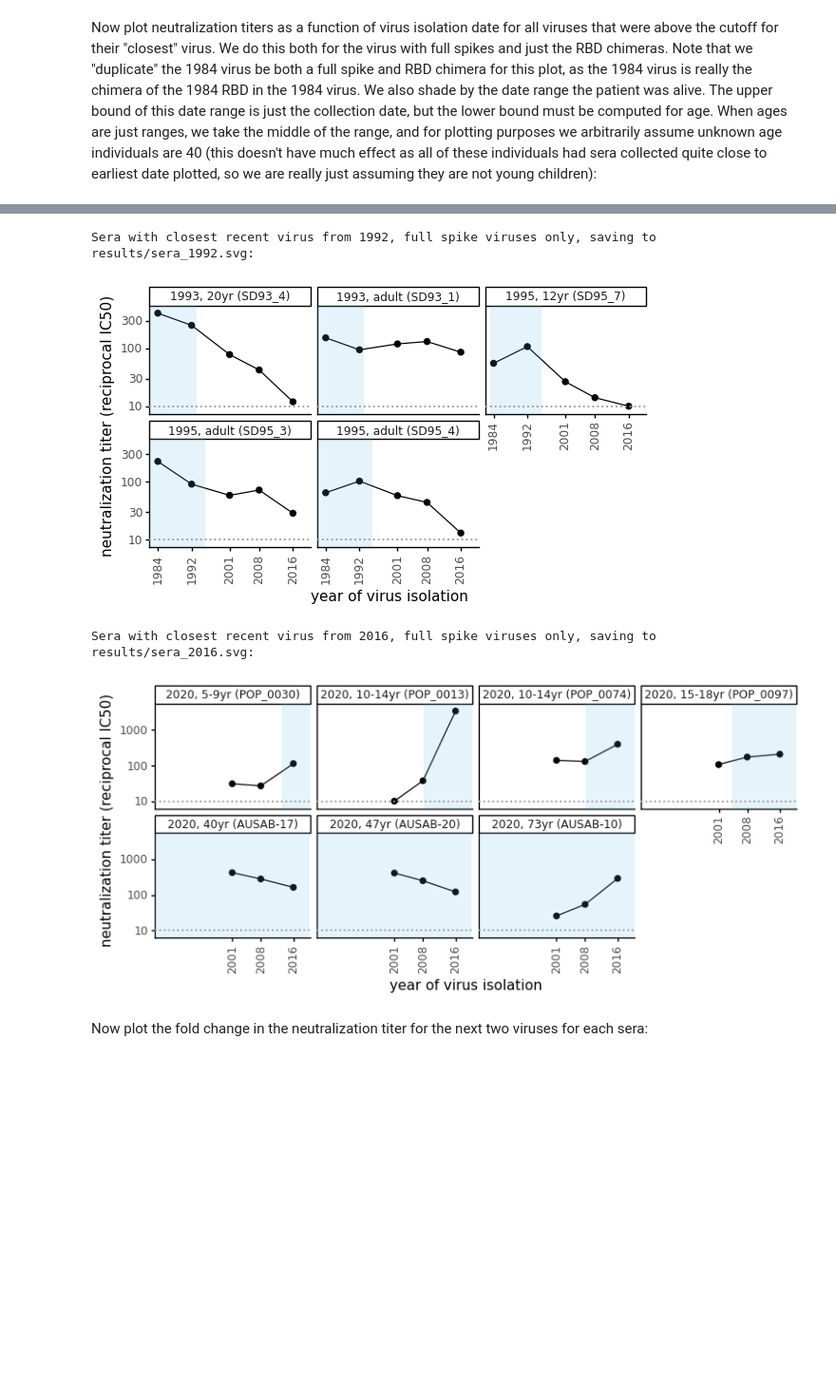
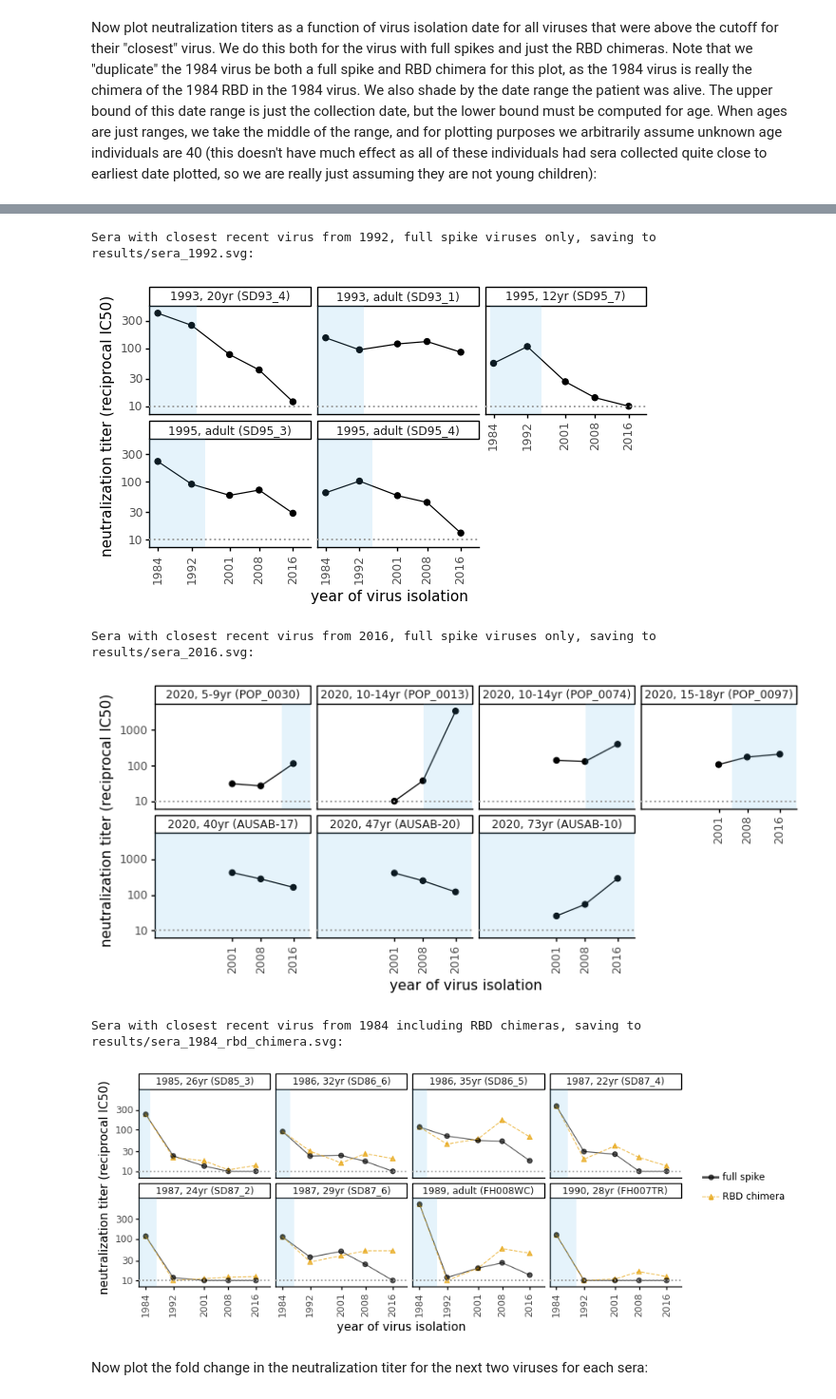
Before and after one commit to jbloomlab/CoV_229E_antigenic_drift, a Jupyter notebook: exptl_data/analyze_neut_data.ipynb, the cells around one changed output, grey strips where cells are left out. Shown at 95% size. Saved outputs shown, nothing was run; the diff lists cells and outputs as text; code cells hidden in the pictures; blank space fills up the shorter version.

Commit message:
make RBD chimera plot

```diff
--- a/exptl_data/analyze_neut_data.ipynb
+++ b/exptl_data/analyze_neut_data.ipynb
@@ -506,33 +506,45 @@ def plot_neut_histories(df, ncol=4, linevar=None):
 print('\nAll sera including RBD chimera viruses:')
 p = plot_neut_histories(neut_history_df, linevar='rbd_chimera_label')
 fig = p.draw()
 display(fig)
 plt.close(fig)
 
 # plots for sera closest to 1984 and 1992 viruses (only full spike viruses)
 for year, ncol in [(1984, 4),
                    (1992, 3),
                    (2016, 4),
                    ]:
     svg = f"results/sera_{year}.svg"
     print(f"\nSera with closest recent virus from {year}, full spike viruses only, saving to {svg}:")
     p = plot_neut_histories(neut_history_df.query('closest_virus_year == @year')
                                            .query('rbd_chimera == False'),
                             ncol=ncol,
                             )
     p.save(svg, verbose=False)
     fig = p.draw()
     display(fig)
     plt.close(fig)
+
+# make plot for RBD chimeras for sera closest to 1984 virus
+svg = 'results/sera_1984_rbd_chimera.svg'
+print(f"\nSera with closest recent virus from 1984 including RBD chimeras, saving to {svg}:")
+p = plot_neut_histories(neut_history_df.query('closest_virus_year == 1984'),
+                        linevar='rbd_chimera_label')
+p.save(svg, verbose=False)
+fig = p.draw()
+display(fig)
+plt.close(fig)
 # %% [output]
 All sera including RBD chimera viruses:
 [figure]
 Sera with closest recent virus from 1984, full spike viruses only, saving to results/sera_1984.svg:
 [figure]
 Sera with closest recent virus from 1992, full spike viruses only, saving to results/sera_1992.svg:
 [figure]
 Sera with closest recent virus from 2016, full spike viruses only, saving to results/sera_2016.svg:
 [figure]
+Sera with closest recent virus from 1984 including RBD chimeras, saving to results/sera_1984_rbd_chimera.svg:
+[figure, added]
 # %% [markdown]
 Now plot the fold change in the neutralization titer for the next two viruses for each sera:
 # %%
```
Also changed, not shown: 3 other files.
